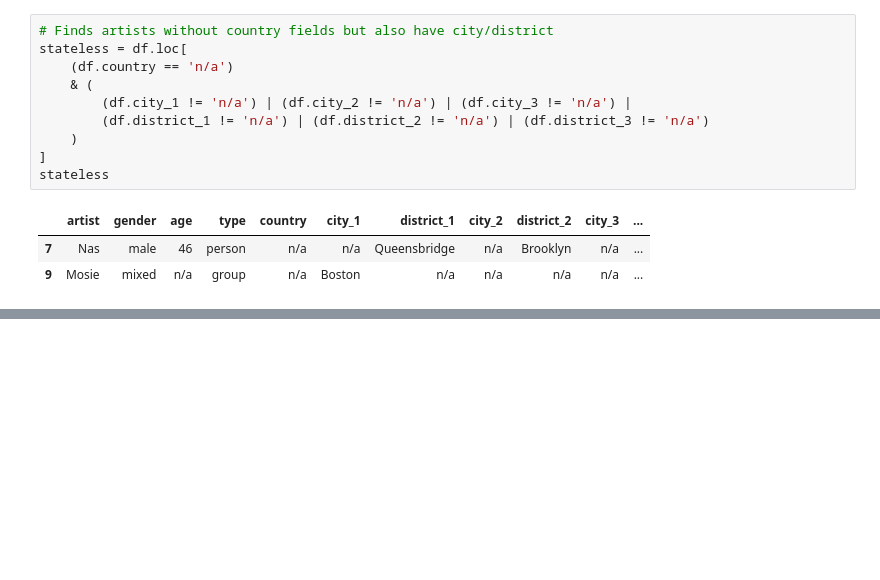
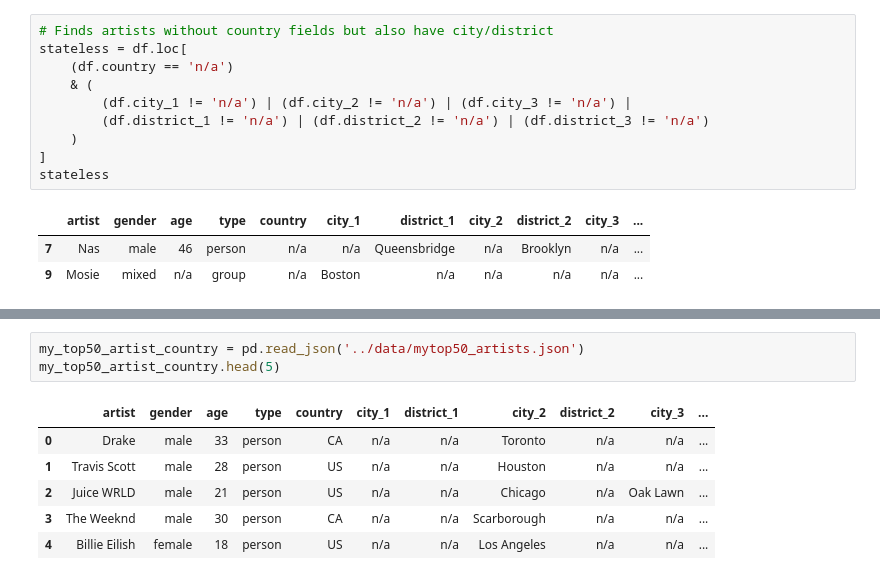
Before and after one commit to jacKlinc/spotify-usage-analysis, a Jupyter notebook: notebooks/1_spotipy_scraping_src.ipynb, the cells around one changed output, grey strips where cells are left out. Saved outputs shown, nothing was run; the diff lists cells and outputs as text; blank space fills up the shorter version.

```diff
--- a/notebooks/1_spotipy_scraping_src.ipynb
+++ b/notebooks/1_spotipy_scraping_src.ipynb
@@ -568,0 +566,10 @@ f
+# %%
+my_top50_artist_country = pd.read_json('../data/mytop50_artists.json')
+my_top50_artist_country.head(5)
+# %% [output]
+|  | artist | gender | age | type | country | city_1 | district_1 | city_2 | district_2 | city_3 | ... |
+| 0 | Drake | male | 33 | person | CA | n/a | n/a | Toronto | n/a | n/a | ... |
+| 1 | Travis Scott | male | 28 | person | US | n/a | n/a | Houston | n/a | n/a | ... |
+| 2 | Juice WRLD | male | 21 | person | US | n/a | n/a | Chicago | n/a | Oak Lawn | ... |
+| 3 | The Weeknd | male | 30 | person | CA | n/a | n/a | Scarborough | n/a | n/a | ... |
+| 4 | Billie Eilish | female | 18 | person | US | n/a | n/a | Los Angeles | n/a | n/a | ... |
```
Also changed, not shown: parts of 17 cells of this notebook, 3 other files.
